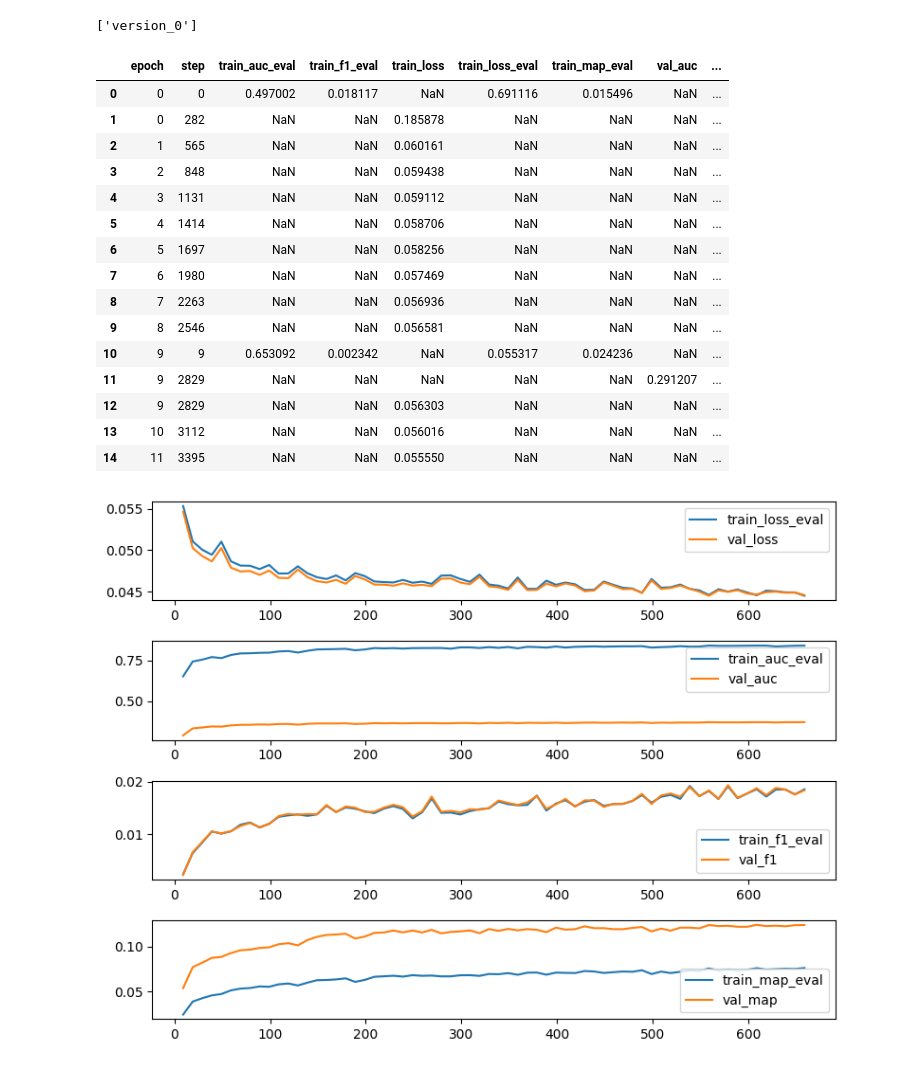
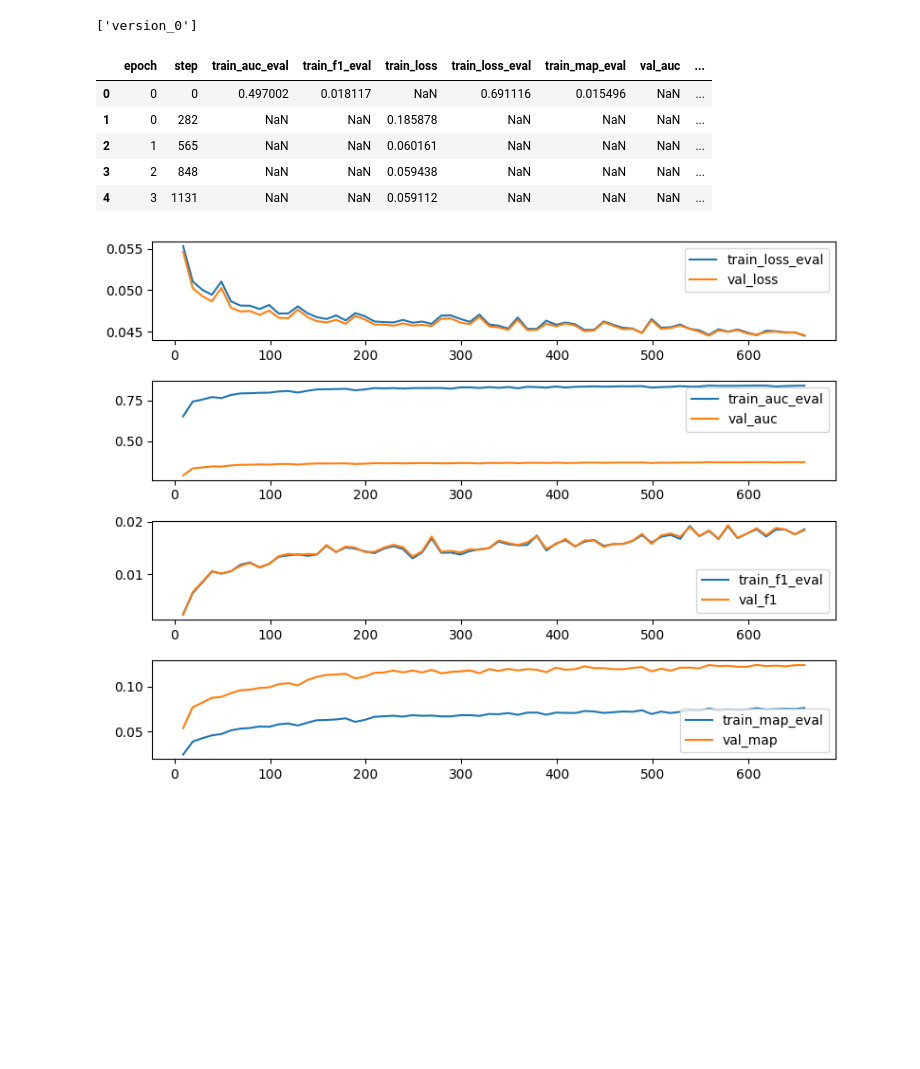
Before and after one commit to JoseFRuiz/audio-classification, a Jupyter notebook: performance.ipynb, the cells around one changed output. Drawn from its saved outputs; the diff is of its cells as text; code cells hidden in the pictures; blank space fills up the shorter version.

```diff
--- a/performance.ipynb
+++ b/performance.ipynb
@@ -14,24 +14,14 @@ print(os.listdir(os.path.join(exp_name,"metrics")))
 # %%
 pathfile = os.path.join(exp_name,"metrics","version_0","metrics.csv")
 df = pd.read_csv(pathfile)
-df.head(15)
+df.head(5)
 # %% [output]
 |  | epoch | step | train_auc_eval | train_f1_eval | train_loss | train_loss_eval | train_map_eval | val_auc | ... |
 | 0 | 0 | 0 | 0.497002 | 0.018117 | NaN | 0.691116 | 0.015496 | NaN | ... |
 | 1 | 0 | 282 | NaN | NaN | 0.185878 | NaN | NaN | NaN | ... |
 | 2 | 1 | 565 | NaN | NaN | 0.060161 | NaN | NaN | NaN | ... |
 | 3 | 2 | 848 | NaN | NaN | 0.059438 | NaN | NaN | NaN | ... |
 | 4 | 3 | 1131 | NaN | NaN | 0.059112 | NaN | NaN | NaN | ... |
-| 5 | 4 | 1414 | NaN | NaN | 0.058706 | NaN | NaN | NaN | ... |
-| 6 | 5 | 1697 | NaN | NaN | 0.058256 | NaN | NaN | NaN | ... |
-| 7 | 6 | 1980 | NaN | NaN | 0.057469 | NaN | NaN | NaN | ... |
-| 8 | 7 | 2263 | NaN | NaN | 0.056936 | NaN | NaN | NaN | ... |
-| 9 | 8 | 2546 | NaN | NaN | 0.056581 | NaN | NaN | NaN | ... |
-| 10 | 9 | 9 | 0.653092 | 0.002342 | NaN | 0.055317 | 0.024236 | NaN | ... |
-| 11 | 9 | 2829 | NaN | NaN | NaN | NaN | NaN | 0.291207 | ... |
-| 12 | 9 | 2829 | NaN | NaN | 0.056303 | NaN | NaN | NaN | ... |
-| 13 | 10 | 3112 | NaN | NaN | 0.056016 | NaN | NaN | NaN | ... |
-| 14 | 11 | 3395 | NaN | NaN | 0.055550 | NaN | NaN | NaN | ... |
 # %%
 plt.figure(figsize=(8, 6))
 plt.subplot(411)
```
Also changed, not shown: parts of 3 cells of this notebook, 33 other files.
